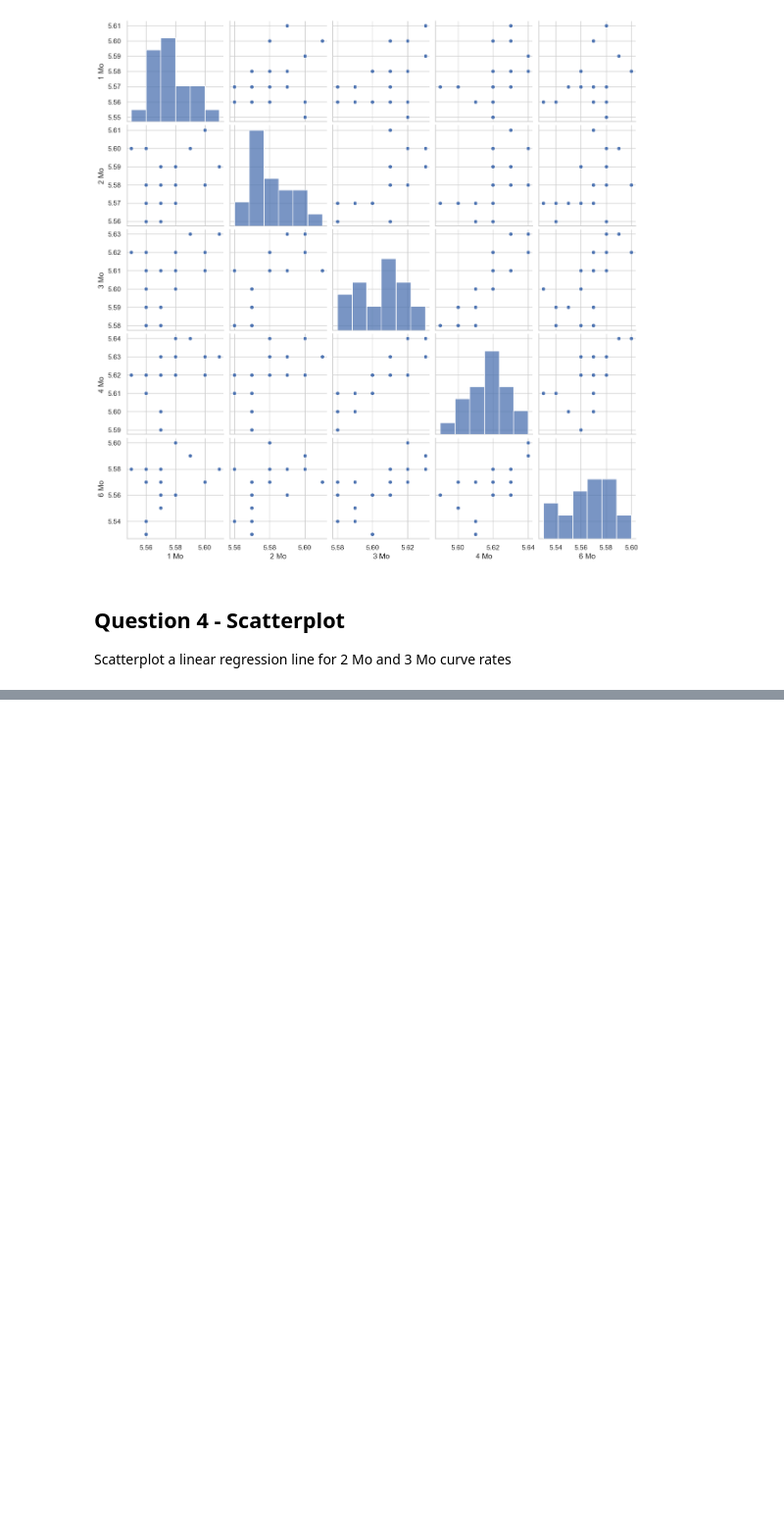
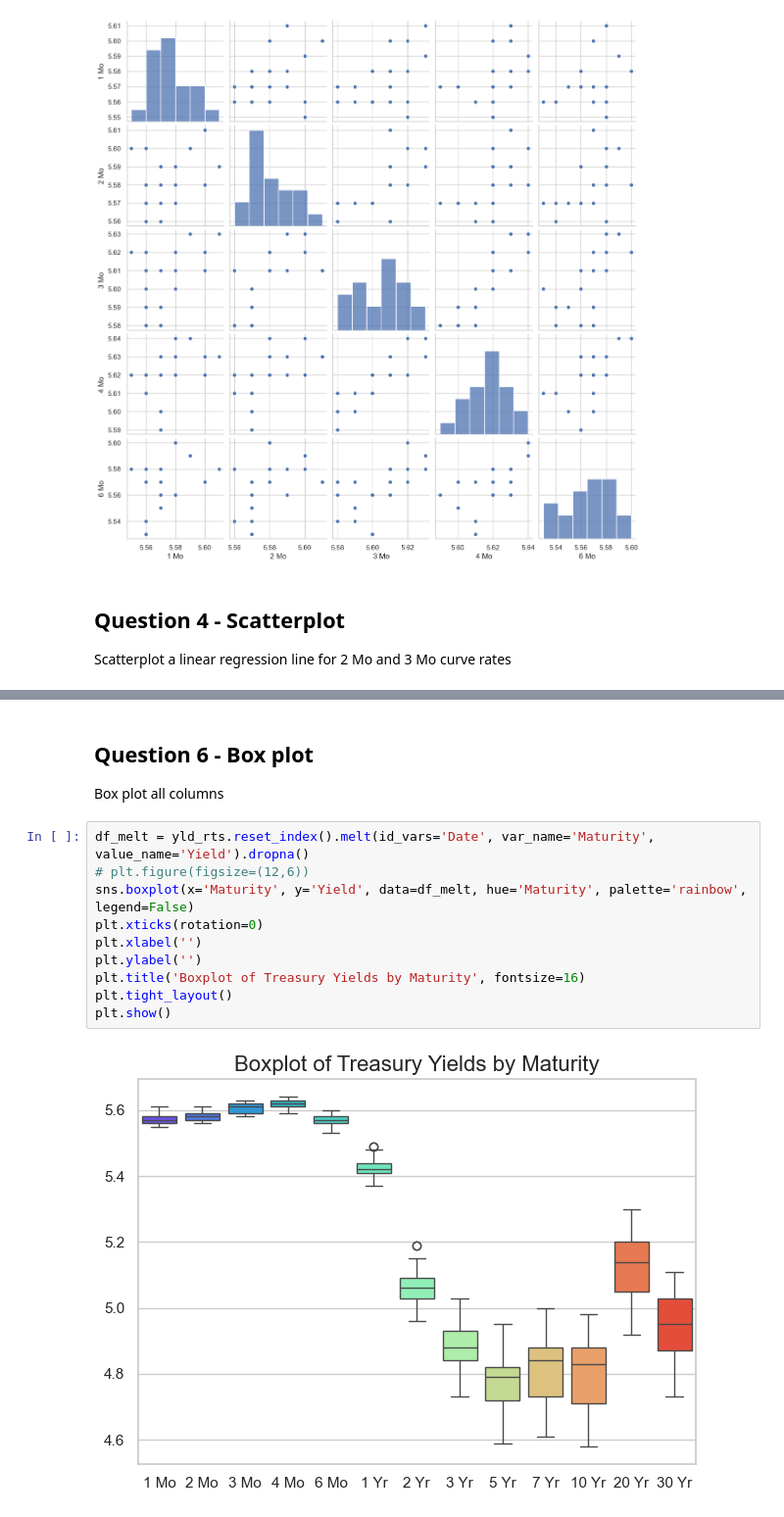
Before and after one commit to bryankeating10/Python-and-Math-for-ML, a Jupyter notebook: Module_6/Homework_6.ipynb, the cells around one changed output, grey strips where cells are left out. Shown at 98% size. Saved outputs shown, nothing was run; the diff lists cells and outputs as text; blank space fills up the shorter version.

```diff
--- a/Module_6/Homework_6.ipynb
+++ b/Module_6/Homework_6.ipynb
@@ -78,0 +89,15 @@ sns.regplot(x='3 Mo', y='2 Mo', data=scatter23)
+# %% [markdown]
+## Question 6 - Box plot
+Box plot all columns
+# %%
+df_melt = yld_rts.reset_index().melt(id_vars='Date', var_name='Maturity', value_name='Yield').dropna()
+# plt.figure(figsize=(12,6))
+sns.boxplot(x='Maturity', y='Yield', data=df_melt, hue='Maturity', palette='rainbow', legend=False)
+plt.xticks(rotation=0)
+plt.xlabel('')
+plt.ylabel('')
+plt.title('Boxplot of Treasury Yields by Maturity', fontsize=16)
+plt.tight_layout()
+plt.show()
+# %% [output]
+[figure, added]
```
Also changed, not shown: parts of 3 cells of this notebook.
